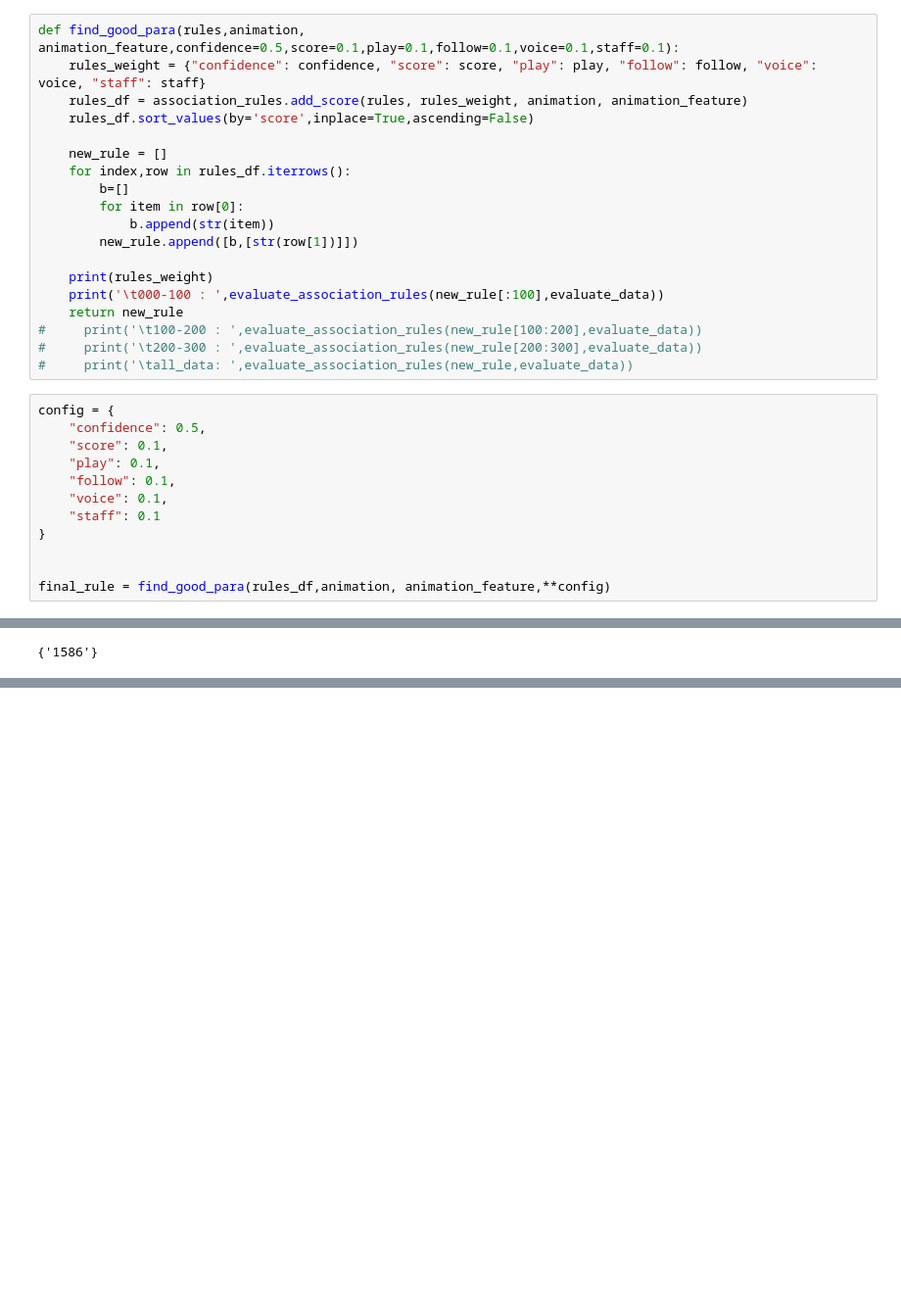
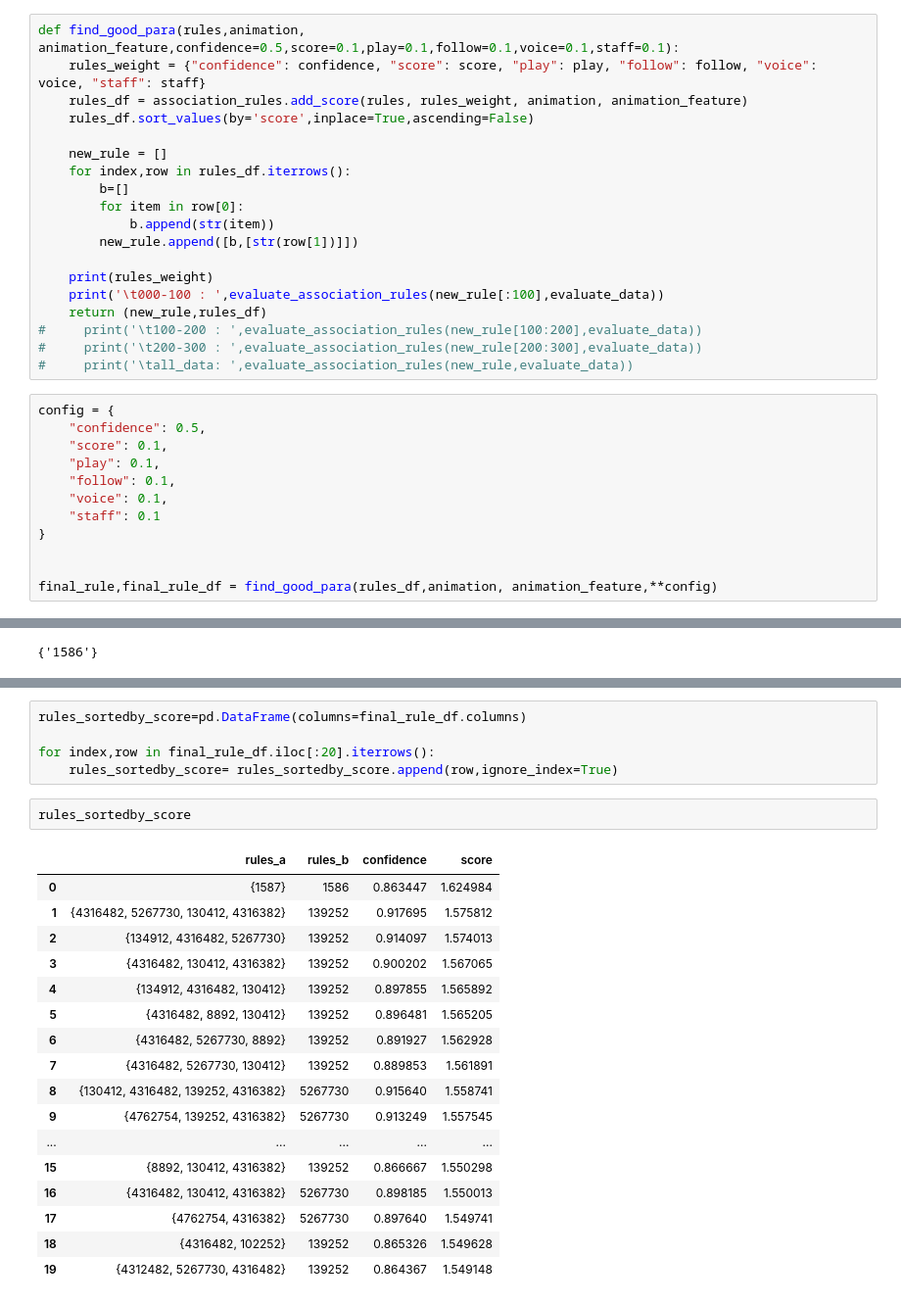
Before and after one commit to crazywkb/BilibiliCrawler, a Jupyter notebook: bilibili_analyzer/recommend_with_weight.ipynb, the cells around one changed output, grey strips where cells are left out. Shown at 98% size. Saved outputs shown, nothing was run; the diff lists cells and outputs as text; blank space fills up the shorter version.

```diff
--- a/bilibili_analyzer/recommend_with_weight.ipynb
+++ b/bilibili_analyzer/recommend_with_weight.ipynb
@@ -193,7 +193,7 @@ def find_good_para(rules,animation, animation_feature,confidence=0.5,score=0.1,p
 
     print(rules_weight)
     print('\t000-100 : ',evaluate_association_rules(new_rule[:100],evaluate_data))
-    return new_rule
+    return (new_rule,rules_df)
 #     print('\t100-200 : ',evaluate_association_rules(new_rule[100:200],evaluate_data))
 #     print('\t200-300 : ',evaluate_association_rules(new_rule[200:300],evaluate_data))
 #     print('\tall_data: ',evaluate_association_rules(new_rule,evaluate_data))
@@ -208,6 +208,6 @@ config = {
 }
 
 
-final_rule = find_good_para(rules_df,animation, animation_feature,**config)
+final_rule,final_rule_df = find_good_para(rules_df,animation, animation_feature,**config)
 # %% [output]
 {'confidence': 0.5, 'score': 0.1, 'play': 0.1, 'follow': 0.1, 'voice': 0.1, 'staff': 0.1}
@@ -417,0 +435,25 @@ training_data.iloc[0].value
+# %%
+rules_sortedby_score=pd.DataFrame(columns=final_rule_df.columns)
+
+for index,row in final_rule_df.iloc[:20].iterrows():
+    rules_sortedby_score= rules_sortedby_score.append(row,ignore_index=True)
+# %%
+rules_sortedby_score
+# %% [output]
+|  | rules_a | rules_b | confidence | score |
+| 0 | {1587} | 1586 | 0.863447 | 1.624984 |
+| 1 | {4316482, 5267730, 130412, 4316382} | 139252 | 0.917695 | 1.575812 |
+| 2 | {134912, 4316482, 5267730} | 139252 | 0.914097 | 1.574013 |
+| 3 | {4316482, 130412, 4316382} | 139252 | 0.900202 | 1.567065 |
+| 4 | {134912, 4316482, 130412} | 139252 | 0.897855 | 1.565892 |
+| 5 | {4316482, 8892, 130412} | 139252 | 0.896481 | 1.565205 |
+| 6 | {4316482, 5267730, 8892} | 139252 | 0.891927 | 1.562928 |
+| 7 | {4316482, 5267730, 130412} | 139252 | 0.889853 | 1.561891 |
+| 8 | {130412, 4316482, 139252, 4316382} | 5267730 | 0.915640 | 1.558741 |
+| 9 | {4762754, 139252, 4316382} | 5267730 | 0.913249 | 1.557545 |
+| ... | ... | ... | ... | ... |
+| 15 | {8892, 130412, 4316382} | 139252 | 0.866667 | 1.550298 |
+| 16 | {4316482, 130412, 4316382} | 5267730 | 0.898185 | 1.550013 |
+| 17 | {4762754, 4316382} | 5267730 | 0.897640 | 1.549741 |
+| 18 | {4316482, 102252} | 139252 | 0.865326 | 1.549628 |
+| 19 | {4312482, 5267730, 4316482} | 139252 | 0.864367 | 1.549148 |
```
Also changed, not shown: parts of 15 cells of this notebook.
